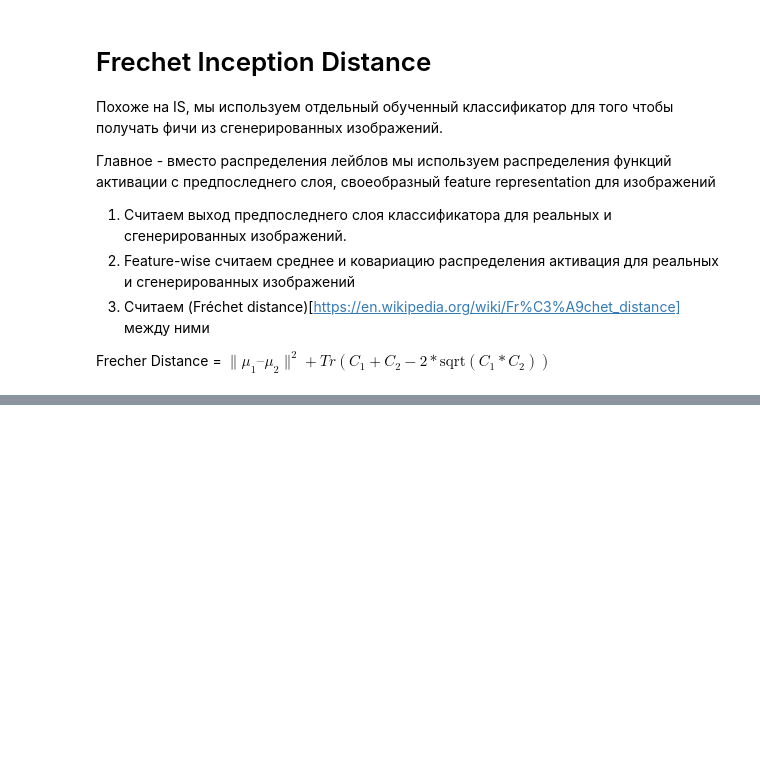
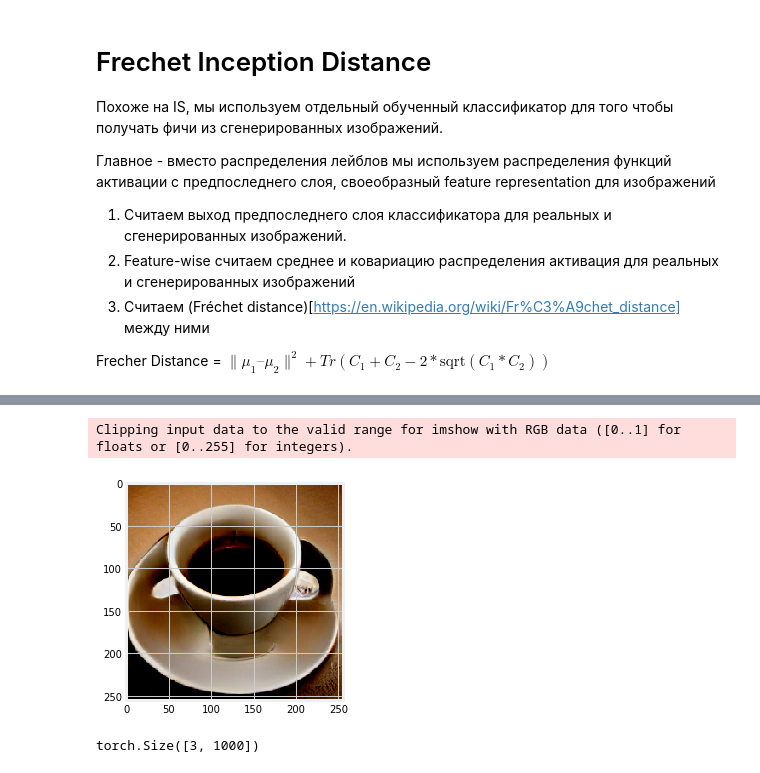
Before and after one commit to MaximArtemev/hse_gans, a Jupyter notebook: seminars/seminar-2/DIVISFID_2D_for_teachers.ipynb, the cells around one changed output, grey strips where cells are left out. Saved outputs shown, nothing was run; the diff lists cells and outputs as text; code cells hidden in the pictures; blank space fills up the shorter version.

Commit message:
added sem2 models

```diff
--- a/seminars/seminar-2/DIVISFID_2D_for_teachers.ipynb
+++ b/seminars/seminar-2/DIVISFID_2D_for_teachers.ipynb
@@ -273,3 +286,40 @@ The authors of the score show that lower FID scores correlate with better-qualit
 
 
 ![image](https://3qeqpr26caki16dnhd19sv6by6v-wpengine.netdna-ssl.com/wp-content/uploads/2019/06/Example-of-How-Increased-Distortion-of-an-Image-Correlates-with-High-FID-Score.png)
+# %%
+# !pip install pytorch-pretrained-biggan
+# !pip install nltk
+# import nltk
+# nltk.download('wordnet')
+import torch
+from pytorch_pretrained_biggan import (BigGAN, one_hot_from_names, truncated_noise_sample,
+                                       save_as_images, display_in_terminal)
+
+
+def get_from_gan(labels=['soap bubble', 'coffee', 'mushroom']):
+    model = BigGAN.from_pretrained('biggan-deep-256')
+    class_vector = one_hot_from_names(labels, batch_size=len(labels))
+    noise_vector = truncated_noise_sample(truncation=0.4, batch_size=3)
+    noise_vector = torch.from_numpy(noise_vector)
+    class_vector = torch.from_numpy(class_vector)
+    noise_vector = noise_vector.to('cuda')
+    class_vector = class_vector.to('cuda')
+    model.to('cuda')
+    with torch.no_grad():
+        output = model(noise_vector, class_vector, truncation)
+
+    output = output.to('cpu')
+    return output
+# %%
+import torchvision
+from torch import nn
+
+classifier = torchvision.models.mobilenet_v2(pretrained=True).to('cuda')
+# %%
+plt.imshow(get_from_gan()[1].permute(1, 2, 0))
+plt.show()
+print(classifier(get_from_gan().to('cuda')).shape)
+# %% [output]
+Clipping input data to the valid range for imshow with RGB data ([0..1] for floats or [0..255] for integers).
+[figure, added]
+torch.Size([3, 1000])
```
Also changed, not shown: parts of 28 cells of this notebook.
